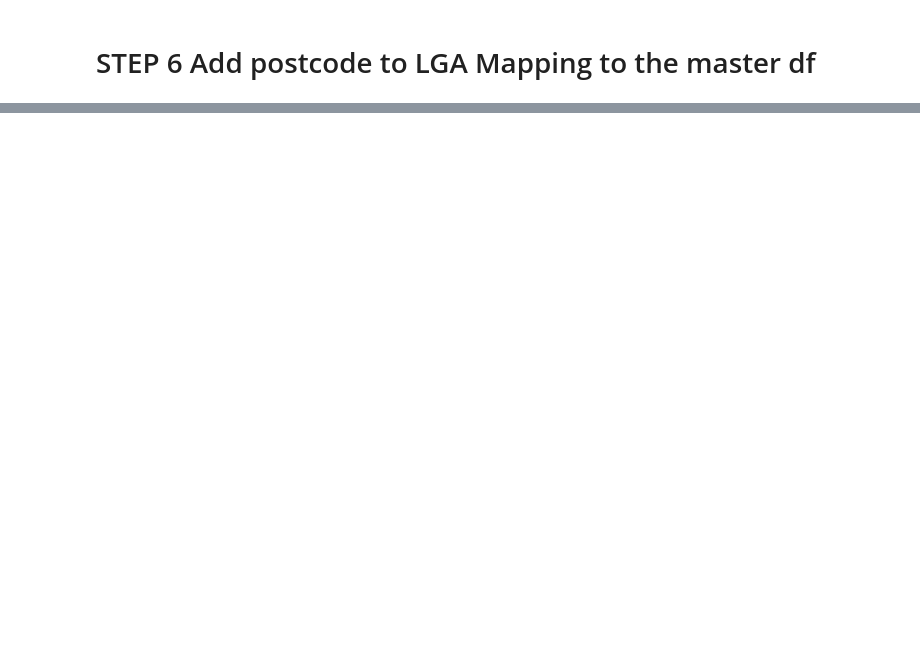
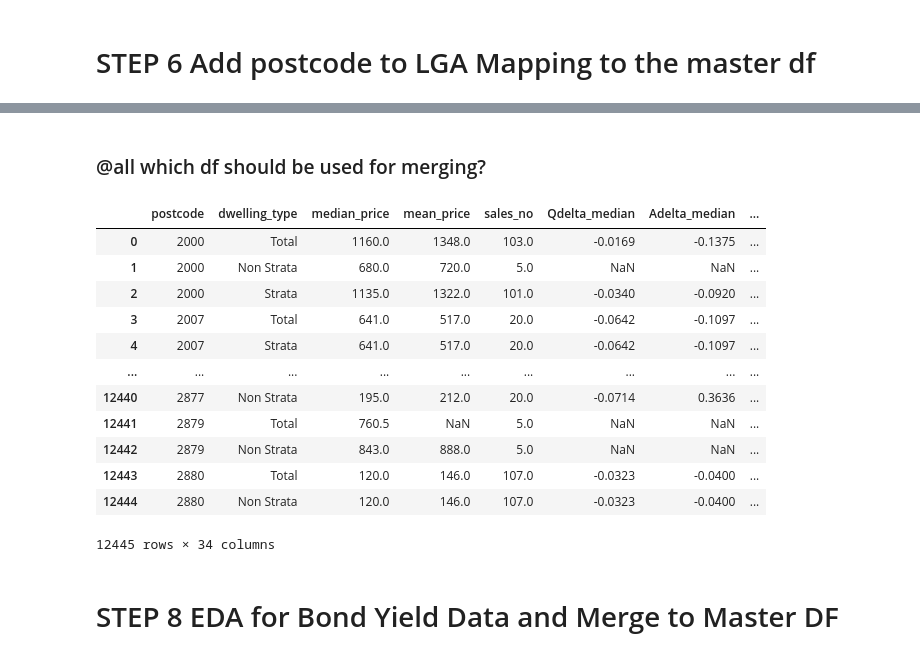
Before and after one commit to walthersy/NSW-house-price, a Jupyter notebook: Data Cleaning Process.ipynb, the cells around one changed output, grey strips where cells are left out. Saved outputs shown, nothing was run; the diff lists cells and outputs as text; code cells hidden in the pictures; blank space fills up the shorter version.

```diff
--- a/Data Cleaning Process.ipynb
+++ b/Data Cleaning Process.ipynb
@@ -659,0 +921,4 @@ lga_poa.loc[lga_poa['LGA']=='UNINCORPORATED']
+# %%
+# subset rates df before joining
+rates_join = quarter_rates[["time_period", "Rate"]]
+rates_join.head()
@@ -659,0 +933,22 @@ lga_poa.loc[lga_poa['LGA']=='UNINCORPORATED']
+# %% [markdown]
+### @all which df should be used for merging?
+# %%
+# join interest rate data into s_join
+s_join = pd.merge(s_join, rates_join[['time_period', 'Rate']], on="time_period", how='inner')
+s_join
+# %% [output]
+|  | postcode | dwelling_type | median_price | mean_price | sales_no | Qdelta_median | Adelta_median | ... |
+| 0 | 2000 | Total | 1160.0 | 1348.0 | 103.0 | -0.0169 | -0.1375 | ... |
+| 1 | 2000 | Non Strata | 680.0 | 720.0 | 5.0 | NaN | NaN | ... |
+| 2 | 2000 | Strata | 1135.0 | 1322.0 | 101.0 | -0.0340 | -0.0920 | ... |
+| 3 | 2007 | Total | 641.0 | 517.0 | 20.0 | -0.0642 | -0.1097 | ... |
+| 4 | 2007 | Strata | 641.0 | 517.0 | 20.0 | -0.0642 | -0.1097 | ... |
+| ... | ... | ... | ... | ... | ... | ... | ... | ... |
+| 12440 | 2877 | Non Strata | 195.0 | 212.0 | 20.0 | -0.0714 | 0.3636 | ... |
+| 12441 | 2879 | Total | 760.5 | NaN | 5.0 | NaN | NaN | ... |
+| 12442 | 2879 | Non Strata | 843.0 | 888.0 | 5.0 | NaN | NaN | ... |
+| 12443 | 2880 | Total | 120.0 | 146.0 | 107.0 | -0.0323 | -0.0400 | ... |
+| 12444 | 2880 | Non Strata | 120.0 | 146.0 | 107.0 | -0.0323 | -0.0400 | ... |
+12445 rows × 34 columns
+# %% [markdown]
+# STEP 8 EDA for Bond Yield Data and Merge to Master DF
```
Also changed, not shown: parts of 45 cells of this notebook, 2 other files.
